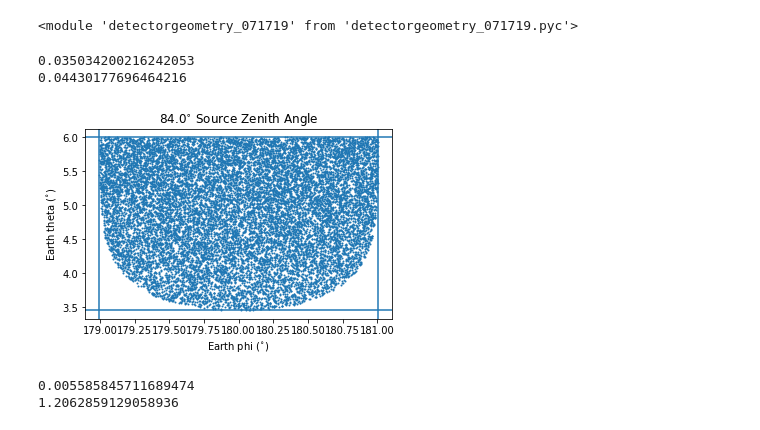
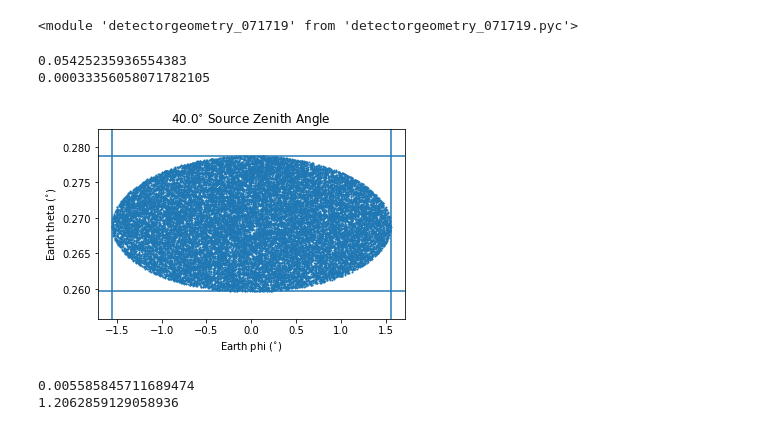
Before and after one commit to afromero/tau_point_source_sim, a Jupyter notebook: Geometry_Comparison.ipynb, the cells around one changed output. Saved outputs shown, nothing was run; the diff lists cells and outputs as text; code cells hidden in the pictures.

```diff
--- a/Geometry_Comparison.ipynb
+++ b/Geometry_Comparison.ipynb
@@ -18,9 +18,9 @@ R = 6356. # km
 theta_view = radians(1) #degrees
 N = 5000000 # number of samples
 
-theta_src = radians(84)
+theta_src = radians(40)
 area = geom_trap.Area(theta_src,h,R,theta_view, N)
-A, e_phi, e_theta, view_angle, exit_angle, norm, e_dot= area.event_retention()
+A_deg, e_phi, e_theta, view_angle, exit_angle, emg_angle, norm, e_dot, A0, N0= area.event_retention()
 # earth_t_min, earth_t_max, phi_E_min, phi_E_max = area.earth_patch(area.t_src,area.phi_src, area.th_v)
 # r_x, r_y, r_z = area.coords(area.t_src, area.phi_src + np.pi)
 # t_e,phi_e = area.earth_locs(earth_t_min, earth_t_max, phi_E_min, phi_E_max)
@@ -30,34 +30,34 @@ A, e_phi, e_theta, view_angle, exit_angle, norm, e_dot= area.event_retention()
 # %%
 #print A, e_phi, view_angle
 fig = plt.figure(figsize=(5.5,3.5))
-plt.scatter(degrees(e_phi), degrees(e_theta),s=1)
+plt.scatter(degrees(e_phi)-180, degrees(e_theta),s=1)
 plt.xlabel("Earth phi "+r'($^{\circ}$)')
 plt.ylabel("Earth theta "+r'($^{\circ}$)')
 plt.axhline(degrees(min(e_theta)))
 plt.axhline(degrees(max(e_theta)))
-plt.axvline(degrees(min(e_phi)))
-plt.axvline(degrees(max(e_phi)))
+plt.axvline(degrees(min(e_phi))-180)
+plt.axvline(degrees(max(e_phi))-180)
 
 print radians(max(degrees(e_phi))-min(degrees(e_phi)))
 print radians(max(degrees(np.unwrap(e_theta)))-min(degrees(np.unwrap(e_theta))))
 
 
 # plt.scatter(e_phi, e_theta,s=1)
 # plt.xlabel("Earth phi (rad)")
 # plt.ylabel("Earth theta (rad)")
 # plt.axhline(min(e_theta))
 # plt.axhline(max(e_theta))
 # plt.axvline(min(e_phi))
 # plt.axvline(max(e_phi))
 
 plt.title(str(round(degrees(theta_src),1))+r'$^{\circ}$'+" Source Zenith Angle")
 #plt.ylim(0.8*min(degrees(samp_t_e) ),1.2*max(degrees(samp_t_e) ))
 
 plt.show()
 # %% [output]
-0.035034200216242053
-0.04430177696464216
+0.05425235936554383
+0.00033356058071782105
-[figure, old version]
+[figure, new version]
 # %%
 area2 = geom_trap.Area(radians(1),h,R,theta_view, N)
 print degrees(area2.thetaE_nadir(radians(1)))
```
